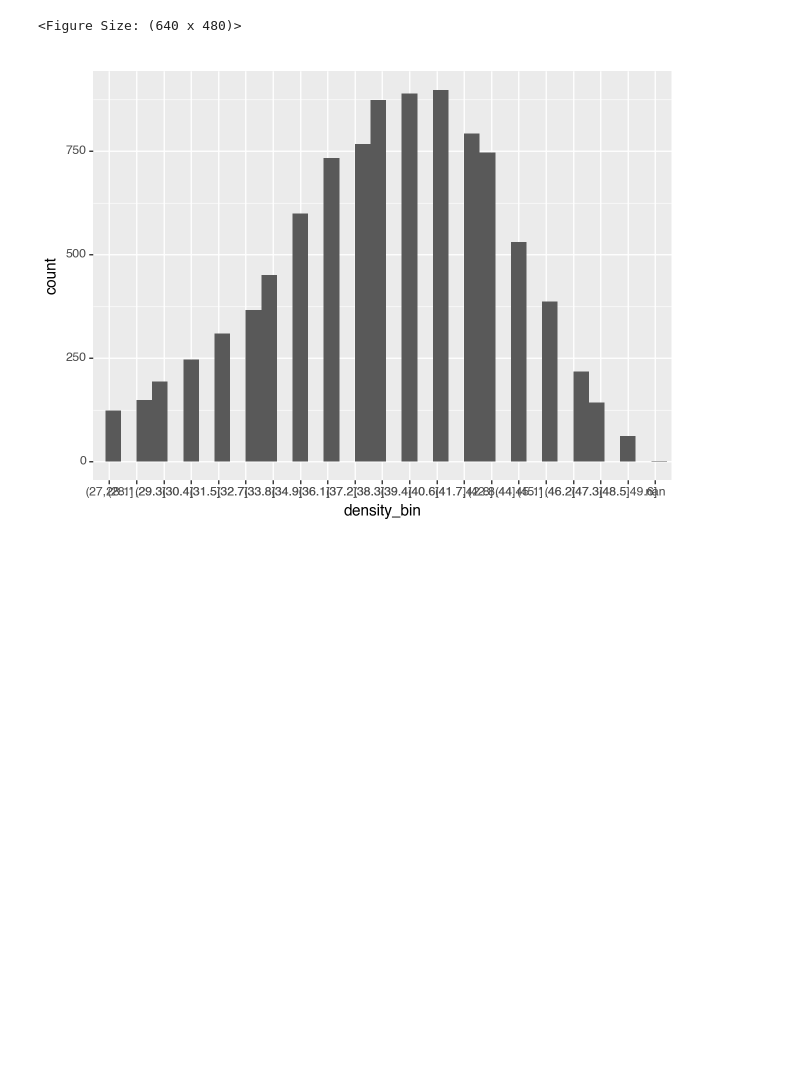
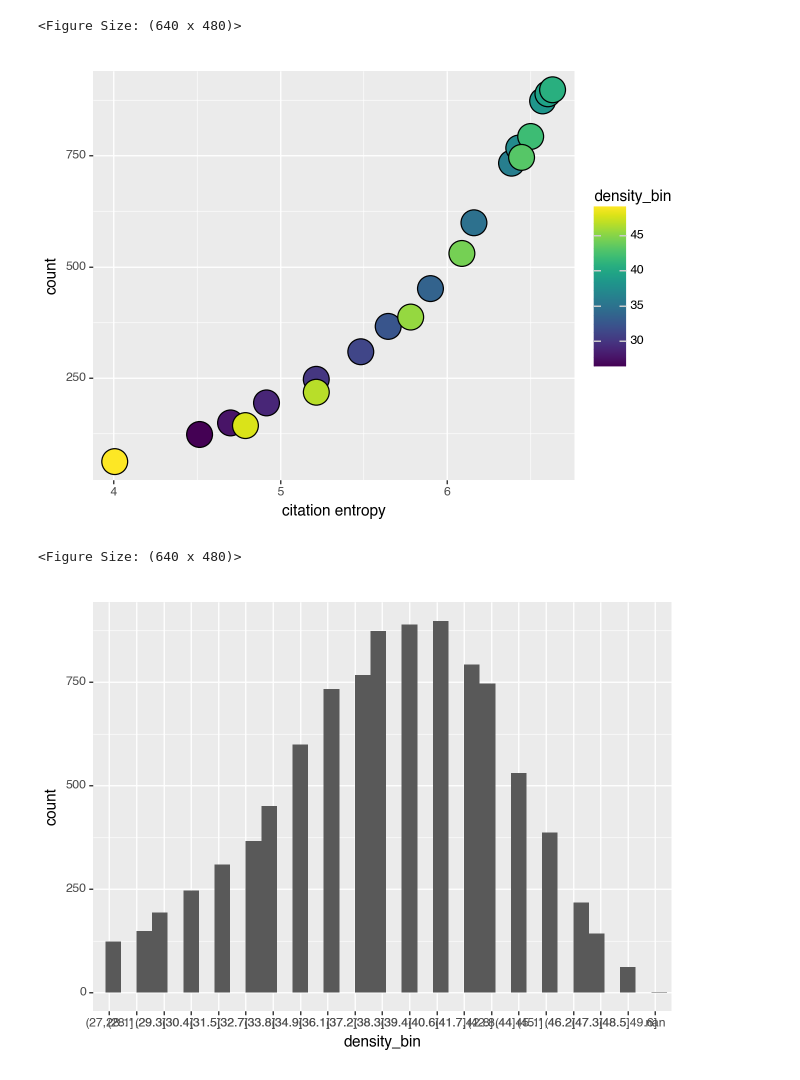
Before and after one commit to nathimel/citesim, a Jupyter notebook: src/notebooks/entropy_scratch.ipynb, the cells around one changed output. Saved outputs shown, nothing was run; the diff lists cells and outputs as text; code cells hidden in the pictures; blank space fills up the shorter version.

```diff
--- a/src/notebooks/entropy_scratch.ipynb
+++ b/src/notebooks/entropy_scratch.ipynb
@@ -163,16 +163,19 @@ df = pd.DataFrame(
 # %%
 
 (
     pn.ggplot(
         df,
     )
     + pn.geom_point(pn.aes(
         x="citation entropy",
         y="count",
+        fill = "density_bin"
     ),size=10,
     )
-    + pn.labs(fill="citation entropy,\nH(CPY | density_bin)\n")
 )
+# %% [output]
+[figure, added]
+<Figure Size: (640 x 480)>
 # %%
 (
     pn.ggplot(
```
Also changed, not shown: parts of 3 cells of this notebook, 5 other files.
